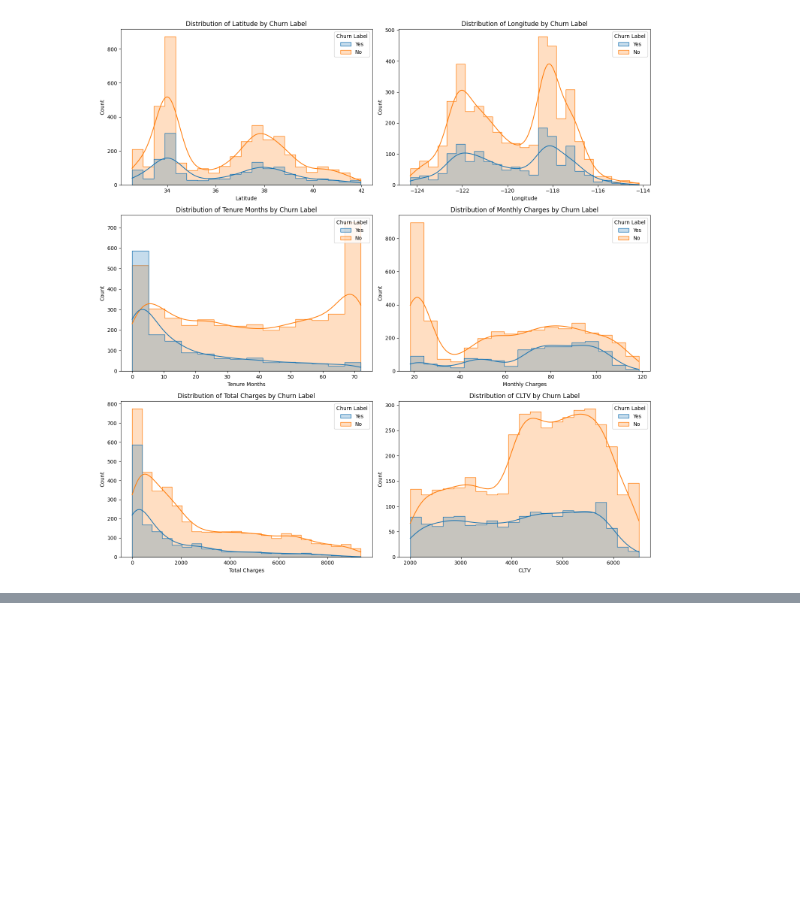
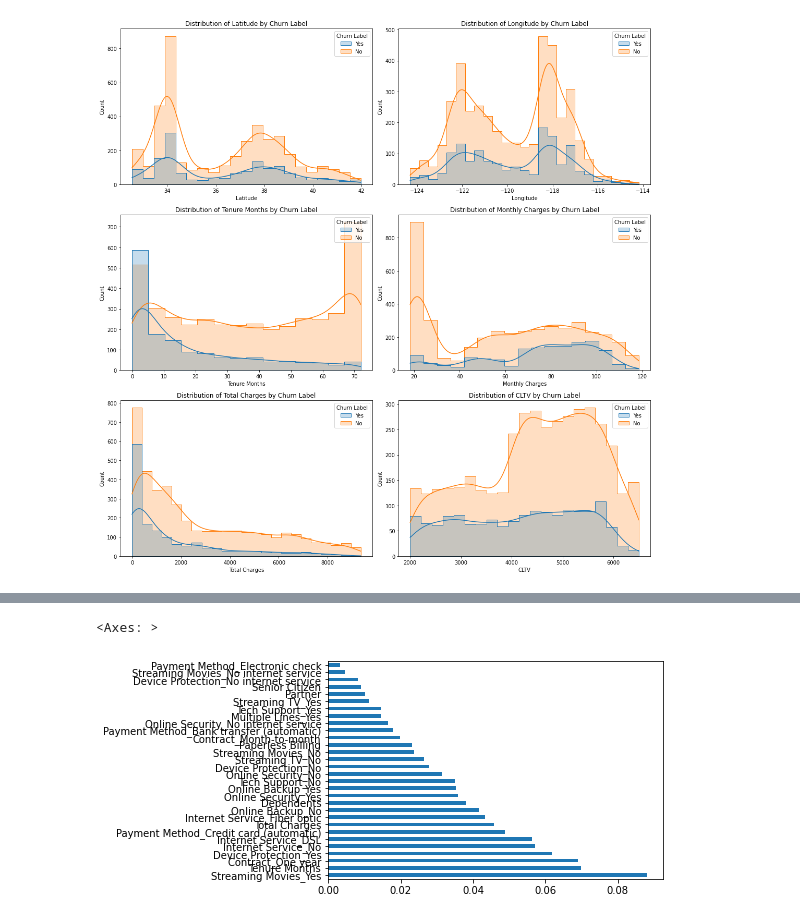
Before and after one commit to amaliap21/Lesgo-Data, a Jupyter notebook: datsci.ipynb, the cells around one changed output, grey strips where cells are left out. Cells and saved outputs as stored; diff of their text form; code cells hidden in the pictures; blank space fills up the shorter version.

```diff
--- a/datsci.ipynb
+++ b/datsci.ipynb
@@ -224,0 +366,9 @@ plt.show()
+# %%
+from sklearn.pipeline import Pipeline
+
+pipe = Pipeline([("scaler", FeatureScaler()),
+                 ("encoder", FeatureEncoder())])
+# %%
+# Your code should work up until this point
+train_set = pipe.fit_transform(train_set)
+val_set = pipe.transform(val_set)
@@ -224,0 +393,9 @@ plt.show()
+# %%
+y_train = train_set["Churn Label"]
+X_train = train_set.drop("Churn Label", axis=1)
+# %%
+# Lets perform feature selection using mutual information
+importances = mutual_info_classif(X_train, y_train)
+feat_importances = pd.Series(importances, train_set.columns[0:len(train_set.columns)-1])
+feat_importances = feat_importances.sort_values(ascending=False)
+feat_importances.head(30)
@@ -224,0 +420,5 @@ plt.show()
+# %%
+feat_importances.head(30).plot(kind="barh")
+# %% [output]
+<Axes: >
+[figure, added]
```
Also changed, not shown: parts of 35 cells of this notebook.
